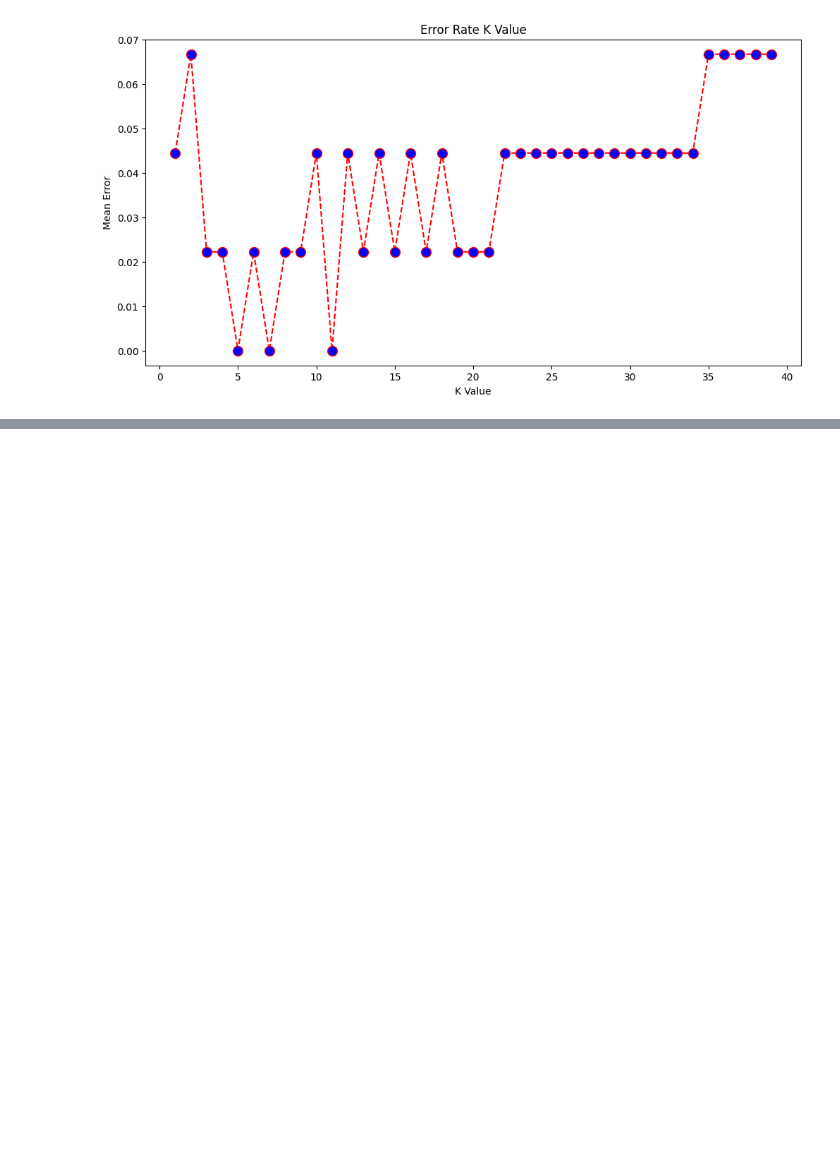
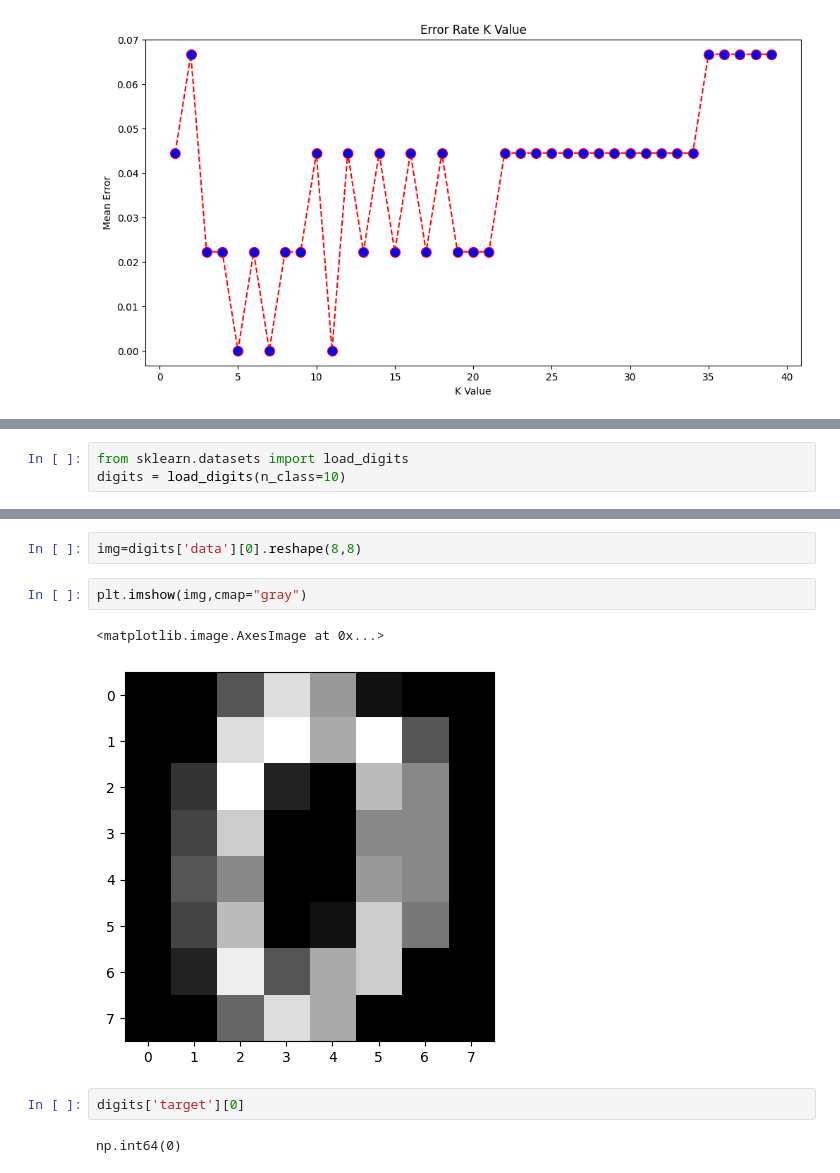
Before and after one commit to aazadvoice/Python_Journey, a Jupyter notebook: Machine Learning/Machine_Learning.ipynb, the cells around one changed output, grey strips where cells are left out. Saved outputs shown, nothing was run; the diff lists cells and outputs as text; blank space fills up the shorter version.

```diff
--- a/Machine Learning/Machine_Learning.ipynb
+++ b/Machine Learning/Machine_Learning.ipynb
@@ -1848,0 +2347,3 @@ Text(0, 0.5, 'Mean Error')
+# %%
+from sklearn.datasets import load_digits
+digits = load_digits(n_class=10)
@@ -1848,0 +2362,11 @@ Text(0, 0.5, 'Mean Error')
+# %%
+img=digits['data'][0].reshape(8,8)
+# %%
+plt.imshow(img,cmap="gray")
+# %% [output]
+<matplotlib.image.AxesImage at 0x...>
+[figure, added]
+# %%
+digits['target'][0]
+# %% [output]
+np.int64(0)
```
Also changed, not shown: parts of 75 cells of this notebook.
